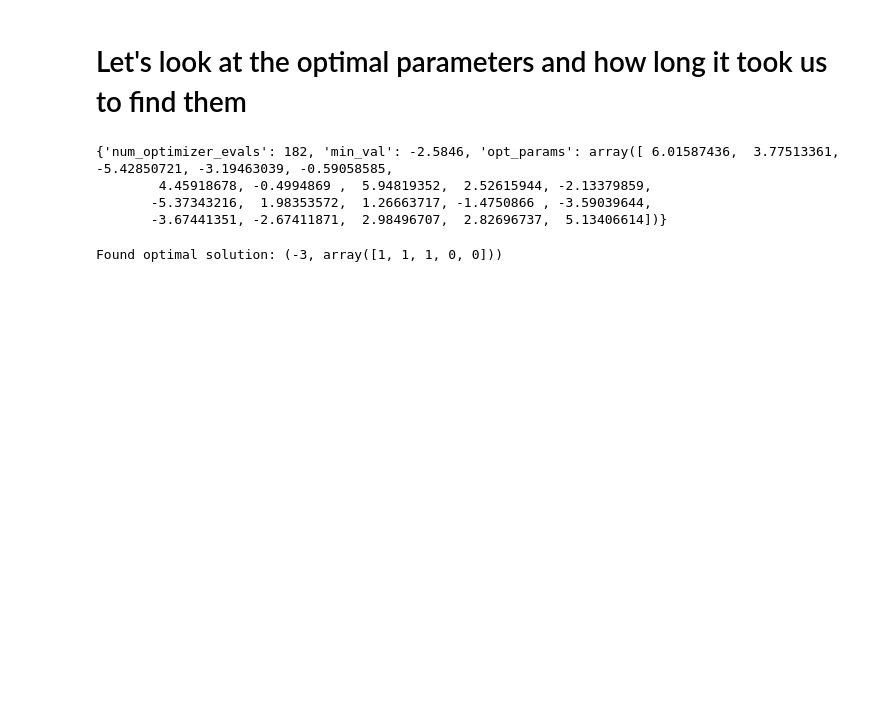
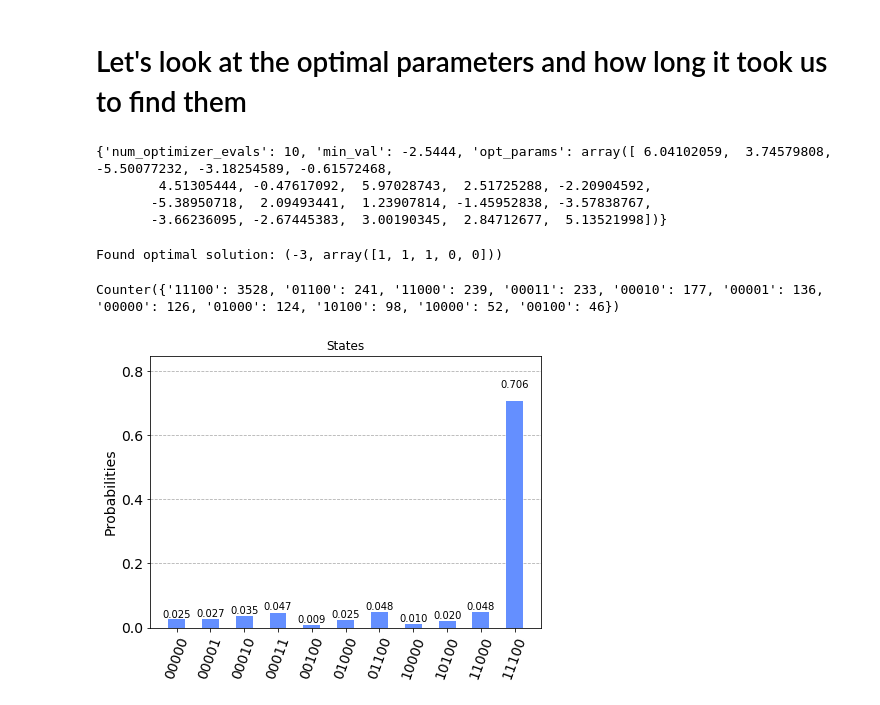
Before and after one commit to rsln-s/variationaltoolkit, a Jupyter notebook: examples/Maximum Independent Set example.ipynb, the cells around one changed output. Drawn from its saved outputs; the diff is of its cells as text; code cells hidden in the pictures; blank space fills up the shorter version.

Commit message:
added return_counts to get_optimal_solution

```diff
--- a/examples/Maximum Independent Set example.ipynb
+++ b/examples/Maximum Independent Set example.ipynb
@@ -67,7 +70,7 @@ varopt = VariationalQuantumOptimizerSequential(
     obj,
     'COBYLA',
     initial_point=initial_point,
-    optimizer_parameters={'maxiter':1000},
+    optimizer_parameters={'maxiter':10},
     backend_description={'package':'qiskit', 'provider':'Aer', 'name':'qasm_simulator'},
     problem_description={'offset': offset},
     varform_description={
@@ -105,12 +108,12 @@ res = varopt.optimize()
 # %%
 print(res)
 # %% [output]
-{'num_optimizer_evals': 182, 'min_val': -2.5846, 'opt_params': array([ 6.01587436,  3.77513361, -5.42850721, -3.19463039, -0.59058585,
-        4.45918678, -0.4994869 ,  5.94819352,  2.52615944, -2.13379859,
-       -5.37343216,  1.98353572,  1.26663717, -1.4750866 , -3.59039644,
-       -3.67441351, -2.67411871,  2.98496707,  2.82696737,  5.13406614])}
+{'num_optimizer_evals': 10, 'min_val': -2.5444, 'opt_params': array([ 6.04102059,  3.74579808, -5.50077232, -3.18254589, -0.61572468,
+        4.51305444, -0.47617092,  5.97028743,  2.51725288, -2.20904592,
+       -5.38950718,  2.09493441,  1.23907814, -1.45952838, -3.57838767,
+       -3.66236095, -2.67445383,  3.00190345,  2.84712677,  5.13521998])}
 # %%
-optimum = varopt.get_optimal_solution()
+optimum, counts = varopt.get_optimal_solution(return_counts=True)
 print(f"Found optimal solution: {optimum}")
 
 # Check that the optimal solution is feasible
@@ -123,3 +126,10 @@ for i, j in product(set(np.where(reversed(optimum))[0]), repeat=2):
             raise e
 # %% [output]
 Found optimal solution: (-3, array([1, 1, 1, 0, 0]))
+# %%
+from qiskit.tools.visualization import plot_histogram
+print(counts)
+plot_histogram(counts, title='States')
+# %% [output]
+Counter({'11100': 3528, '01100': 241, '11000': 239, '00011': 233, '00010': 177, '00001': 136, '00000': 126, '01000': 124, '10100': 98, '10000': 52, '00100': 46})
+[figure, added]
```
Also changed, not shown: parts of 3 cells of this notebook, 1 other file.
